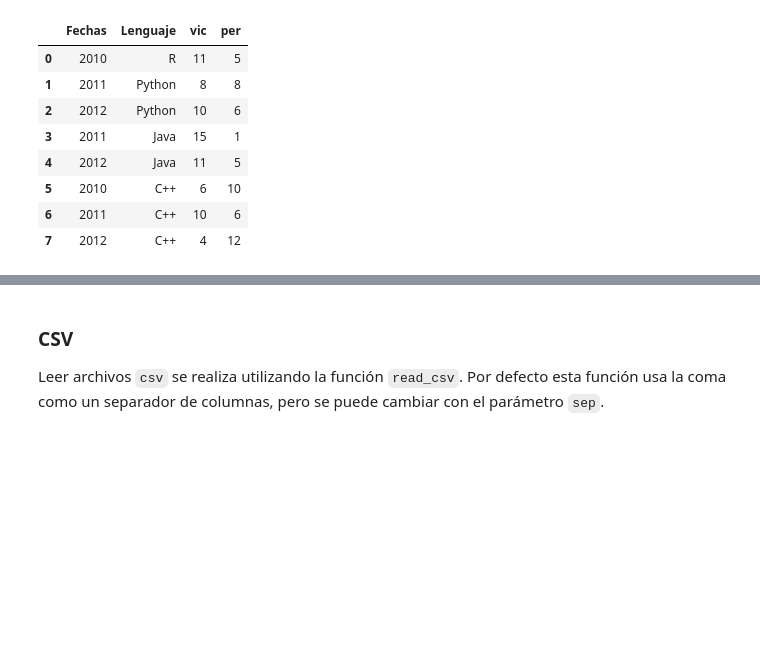
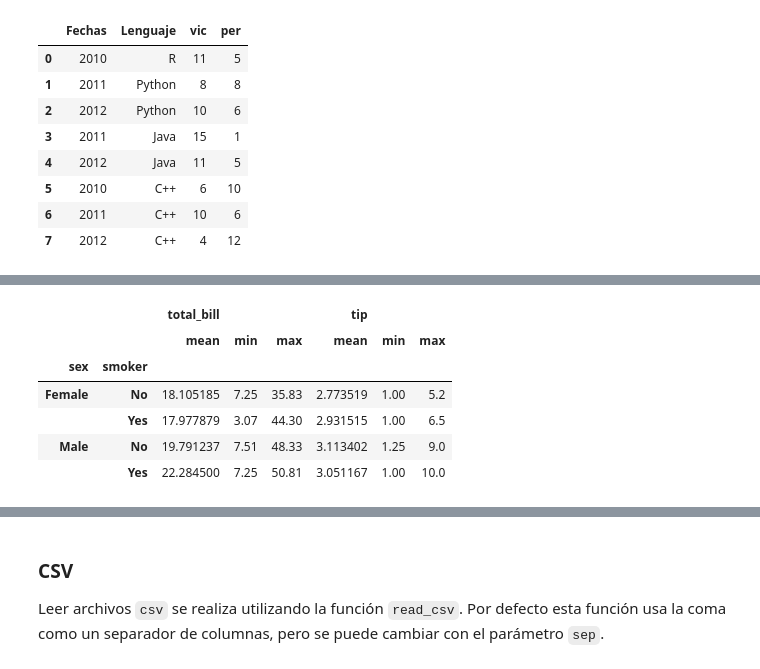
Before and after one commit to geckolml/M-L, a Jupyter notebook: pandas/Pandas.ipynb, the cells around one changed output, grey strips where cells are left out. Drawn from its saved outputs; the diff is of its cells as text; code cells hidden in the pictures; blank space fills up the shorter version.

```diff
--- a/pandas/Pandas.ipynb
+++ b/pandas/Pandas.ipynb
@@ -428,0 +446,5 @@ df2
+# %%
+# Dividimos la base de datos sex y smoker en 2x2 grupos
+
+grupos = tips.groupby(['sex', 'smoker'])
+grupos
@@ -428,0 +499,13 @@ df2
+# %%
+# Supongamos que queremos aplicar  un conjunto de funciones a
+# algunas columnas del conjunto de datos
+
+grupos['total_bill', 'tip'].agg(['mean', 'min', 'max'])
+# %% [output]
+|  |  | total_bill |  |  | tip |  |  |
+|  |  | mean | min | max | mean | min | max |
+| sex | smoker |  |  |  |  |  |  |
+| Female | No | 18.105185 | 7.25 | 35.83 | 2.773519 | 1.00 | 5.2 |
+|  | Yes | 17.977879 | 3.07 | 44.30 | 2.931515 | 1.00 | 6.5 |
+| Male | No | 19.791237 | 7.51 | 48.33 | 3.113402 | 1.25 | 9.0 |
+|  | Yes | 22.284500 | 7.25 | 50.81 | 3.051167 | 1.00 | 10.0 |
```
Also changed, not shown: parts of 19 cells of this notebook.
